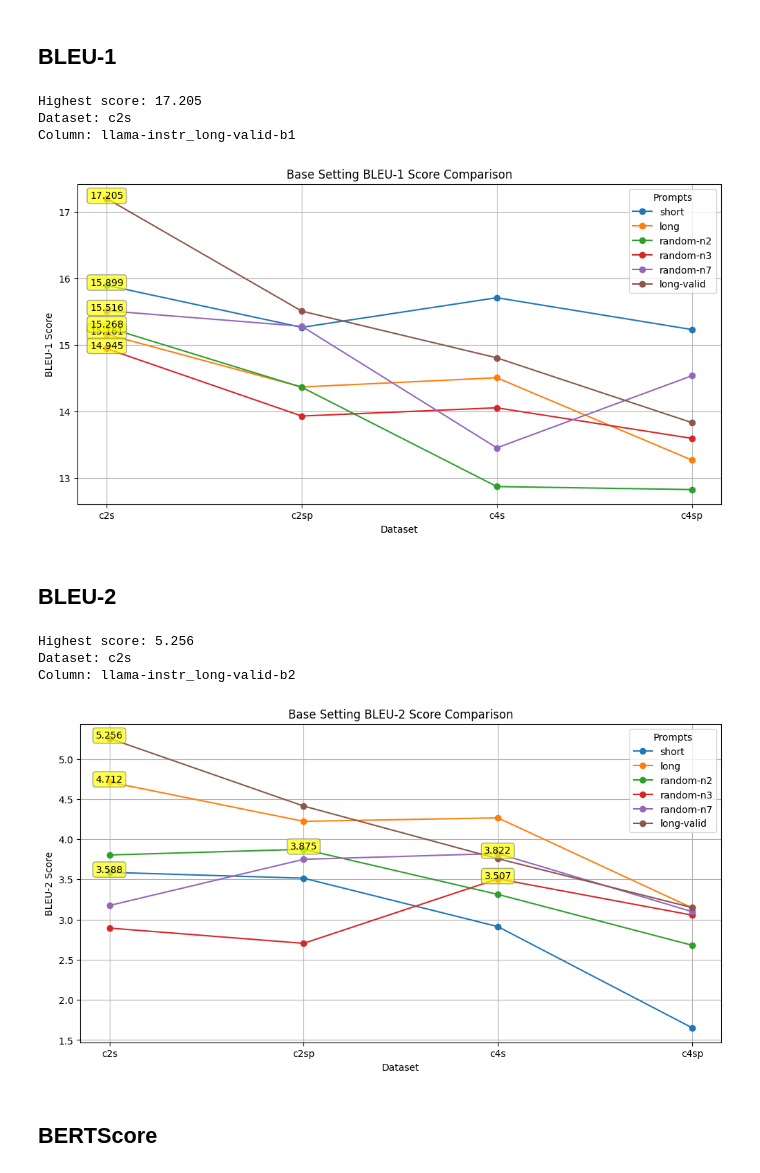
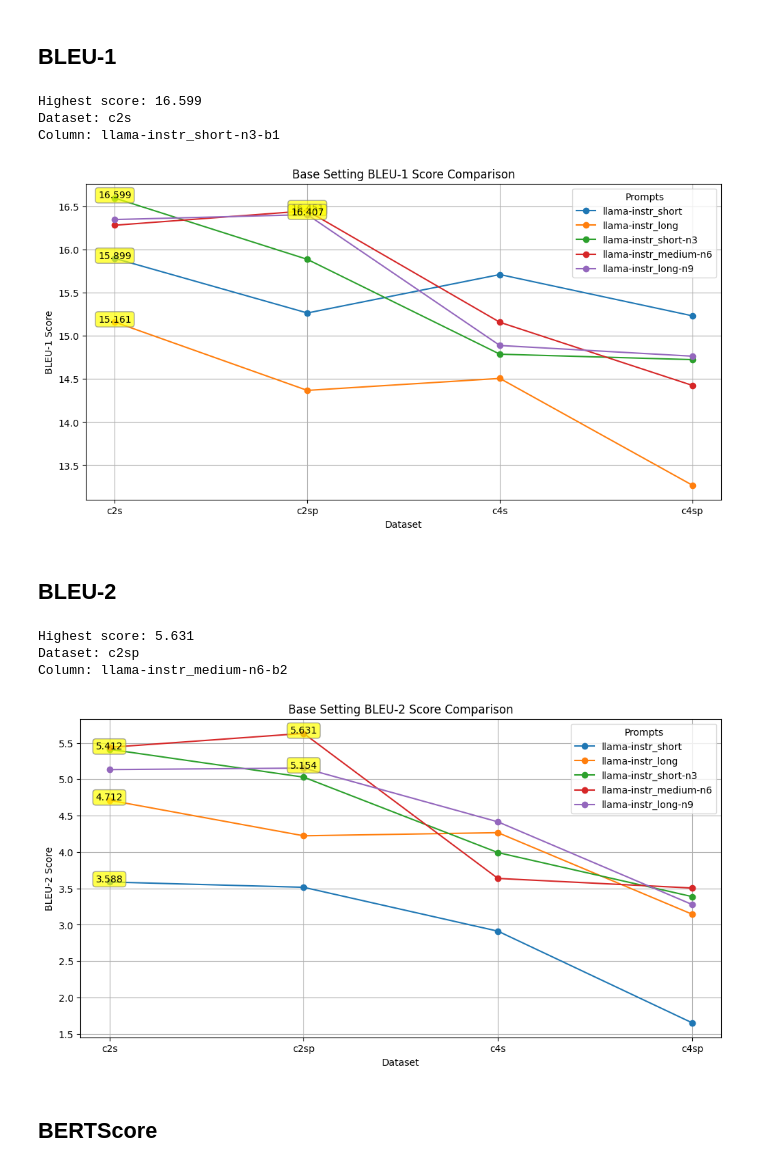
Before and after one commit to martgru/ElabSimp, a Jupyter notebook: main/05_inspect_results.ipynb, the cells around one changed output. Cells and saved outputs as stored; diff of their text form; code cells hidden in the pictures.

Commit message:
get scores and inspect results for all models

```diff
--- a/main/05_inspect_results.ipynb
+++ b/main/05_inspect_results.ipynb
@@ -410,41 +430,41 @@ df = llama_instr_prompt_res
 # %% [markdown]
 ## BLEU-1
 # %%
-df_filtered = preprocess_dataframe(llama_instr_prompt_res , "b1", "llama-instr")
+df_filtered = preprocess_dataframe(llama_instr_prompt_res , "b1", "llama-instr", exclude_substrings=["random","long-valid"])
 find_max_value(df_filtered)
 # %% [output]
-Highest score: 17.205
+Highest score: 16.599
 Dataset: c2s
-Column: llama-instr_long-valid-b1
+Column: llama-instr_short-n3-b1
 # %%
 compare_prompt_setting(
-    dataframe=df,
+    dataframe=df_filtered,
     score_type="BLEU-1",
     dataset_column='dataset',
     column_type='b1',
     title="Base Setting BLEU-1 Score Comparison"
 )
 # %% [output]
-[figure, old version]
+[figure, new version]
 # %% [markdown]
 ## BLEU-2
 # %%
-df_filtered = preprocess_dataframe(llama_instr_prompt_res , "b2", "llama-instr")
+df_filtered = preprocess_dataframe(llama_instr_prompt_res , "b2", "llama-instr", exclude_substrings=["random","long-valid"])
 find_max_value(df_filtered)
 # %% [output]
-Highest score: 5.256
-Dataset: c2s
-Column: llama-instr_long-valid-b2
+Highest score: 5.631
+Dataset: c2sp
+Column: llama-instr_medium-n6-b2
 # %%
 compare_prompt_setting(
-    dataframe=df,
+    dataframe=df_filtered,
     score_type="BLEU-2",
     dataset_column='dataset',
     column_type='b2',
     title="Base Setting BLEU-2 Score Comparison"
 )
 # %% [output]
-[figure, old version]
+[figure, new version]
 # %% [markdown]
 ## BERTScore
 # %%
```
Also changed, not shown: parts of 49 cells of this notebook, 1 other file.
